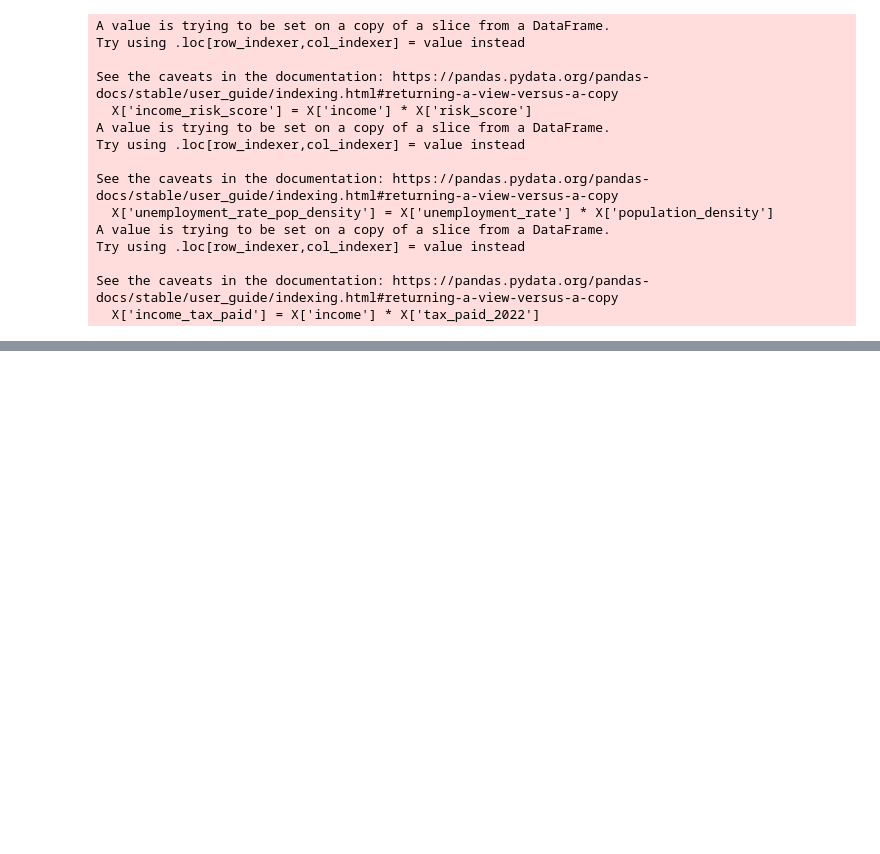
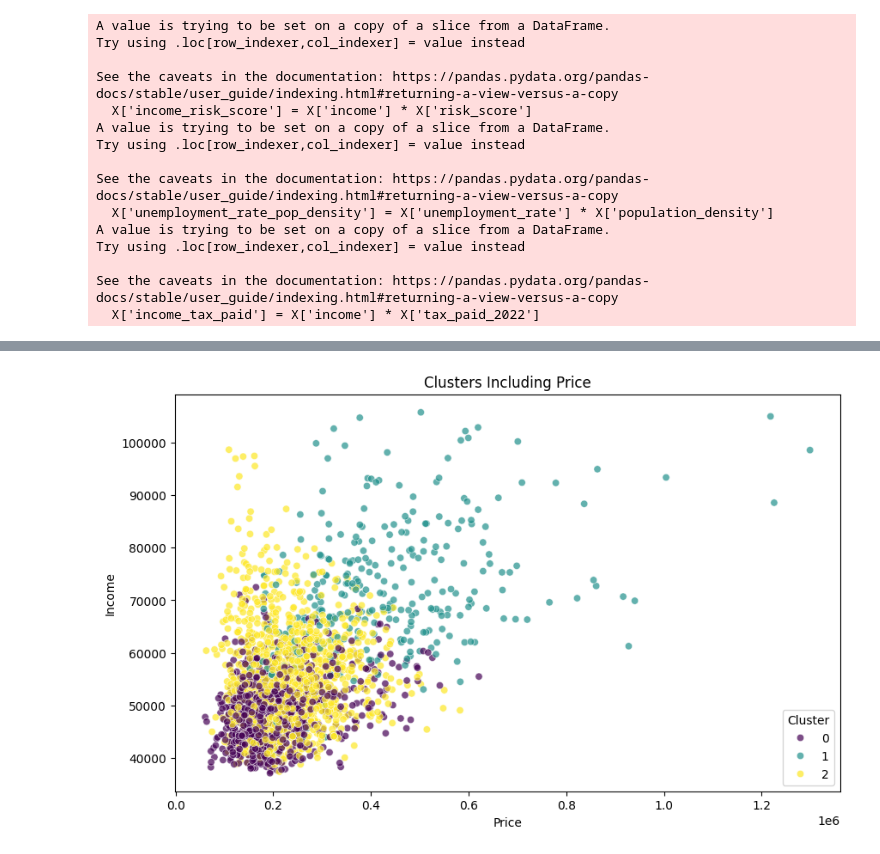
Before and after one commit to jahnavi-maddhuri/Climate-Risk-Impact-on-House-Prices, a Jupyter notebook: model.ipynb, the cells around one changed output, grey strips where cells are left out. Saved outputs shown, nothing was run; the diff lists cells and outputs as text; code cells hidden in the pictures; blank space fills up the shorter version.

```diff
--- a/model.ipynb
+++ b/model.ipynb
@@ -531,0 +550,28 @@ KeyError: 'income_x_ed_pct'
+# %%
+from sklearn.cluster import KMeans
+from sklearn.preprocessing import StandardScaler
+import matplotlib.pyplot as plt
+import seaborn as sns
+
+# Define the features to include in clustering
+features = ['price', 'population_density', 'income', 'unemployment_rate']
+
+# Prepare data for clustering
+data_for_clustering = priced_df[features].dropna()
+scaler = StandardScaler()
+data_scaled = scaler.fit_transform(data_for_clustering)
+
+# Perform KMeans clustering
+kmeans = KMeans(n_clusters=3, random_state=42)
+priced_df['cluster'] = kmeans.fit_predict(data_scaled)
+# %%
+# Visualize clusters
+plt.figure(figsize=(10, 6))
+sns.scatterplot(data=priced_df, x='price', y='income', hue='cluster', palette='viridis', alpha=0.7)
+plt.title('Clusters Including Price')
+plt.xlabel('Price')
+plt.ylabel('Income')
+plt.legend(title='Cluster')
+plt.show()
+# %% [output]
+[figure, added]
```
Also changed, not shown: parts of 11 cells of this notebook.
